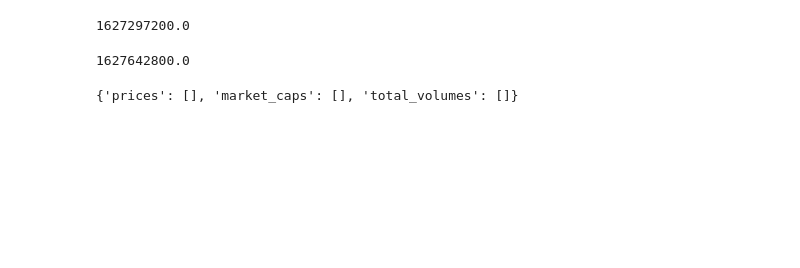
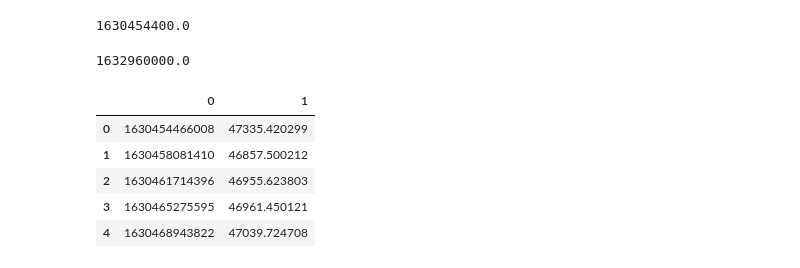
Before and after one commit to stipptracie/Crypto_notifier, a Jupyter notebook: test_code/coingecko.ipynb, the cells around one changed output. Cells and saved outputs as stored; diff of their text form; code cells hidden in the pictures; blank space fills up the shorter version.

```diff
--- a/test_code/coingecko.ipynb
+++ b/test_code/coingecko.ipynb
@@ -9,20 +9,27 @@ import json
 from pycoingecko import CoinGeckoAPI
 cg = CoinGeckoAPI()
 # %%
-# Create from date
-start_date = datetime.datetime(2021, 7, 26, 4, 0)
-unix_start = time.mktime(start_date.timetuple())
-print(unix_start)
+# Create unix from date
+start_date = pd.Timestamp('2021-09-01').timestamp()
+start_date
 # %% [output]
-1627297200.0
+1630454400.0
 # %%
-# Create end date
-end_date = datetime.datetime(2021, 7, 30, 4, 0)
-unix_end = time.mktime(end_date.timetuple())
-print(unix_end)
+# Create unix end date
+end_date = pd.Timestamp('2021-09-30').timestamp()
+end_date
 # %% [output]
-1627642800.0
+1632960000.0
 # %%
-cg.get_coin_market_chart_range_by_id('bitcoin','usd', start_date, end_date)
+# pull bitcoin data for sep 2021
+sep_2021_btc = cg.get_coin_market_chart_range_by_id(id='bitcoin', vs_currency='usd', from_timestamp=start_date, to_timestamp=end_date)
+sep_2021_btc_prices = sep_2021_btc['prices']
+sep_2021_btc_prices = pd.DataFrame(sep_2021_btc_prices)
+sep_2021_btc_prices.head()
 # %% [output]
-{'prices': [], 'market_caps': [], 'total_volumes': []}
+|  | 0 | 1 |
+| 0 | 1630454466008 | 47335.420299 |
+| 1 | 1630458081410 | 46857.500212 |
+| 2 | 1630461714396 | 46955.623803 |
+| 3 | 1630465275595 | 46961.450121 |
+| 4 | 1630468943822 | 47039.724708 |
```
Also changed, not shown: parts of 9 cells of this notebook, 2 other files.
